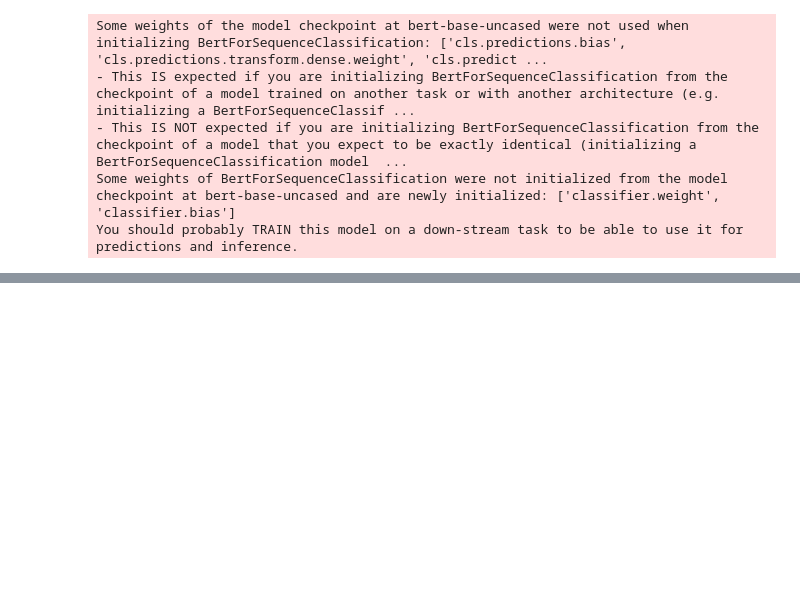
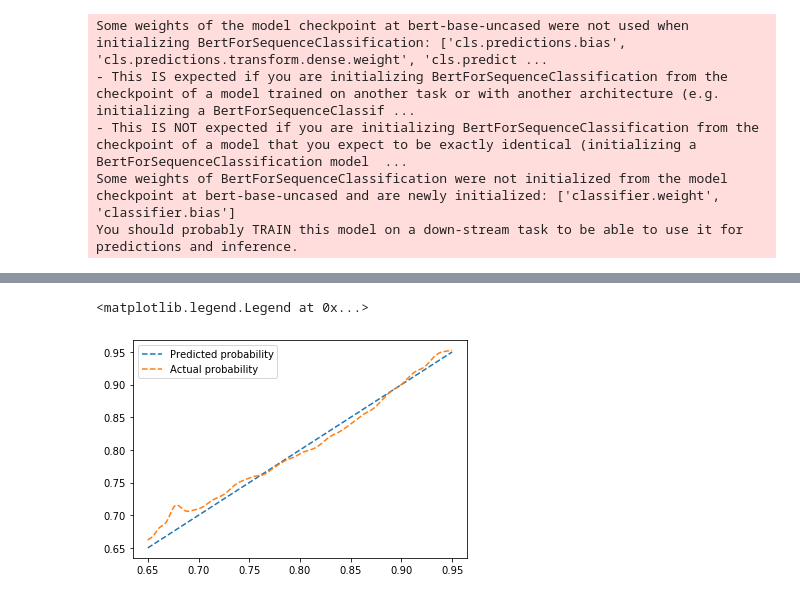
Before and after one commit to tennessejoyce/TitleWave, a Jupyter notebook: model_training/validation_plots.ipynb, the cells around one changed output, grey strips where cells are left out. Cells and saved outputs as stored; diff of their text form; code cells hidden in the pictures; blank space fills up the shorter version.

```diff
--- a/model_training/validation_plots.ipynb
+++ b/model_training/validation_plots.ipynb
@@ -62,0 +82,13 @@ roc_auc_score(labels, probs)
+# %%
+bw = 0.1
+factor = len(probs0)/len(probs1)
+kde0 = gaussian_kde(probs0,bw)
+kde1 = gaussian_kde(probs1,bw)
+p_up = np.linspace(0.65,0.95,1000)
+plt.plot(p_up,p_up,linestyle='dashed')
+plt.plot(p_up,1/(factor*kde0(p_up)/kde1(p_up)+1),linestyle='dashed')
+plt.legend(['Predicted probability','Actual probability'])
+#plt.xlabel('Probability')
+# %% [output]
+<matplotlib.legend.Legend at 0x...>
+[figure, added]
```
Also changed, not shown: parts of 25 cells of this notebook, 1 other file.
